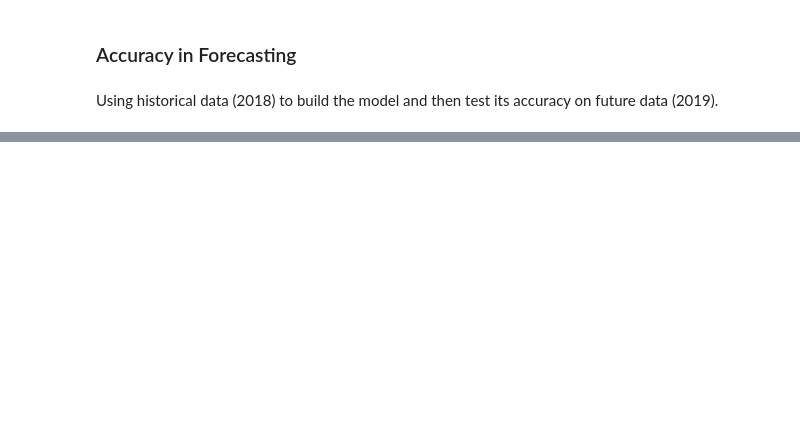
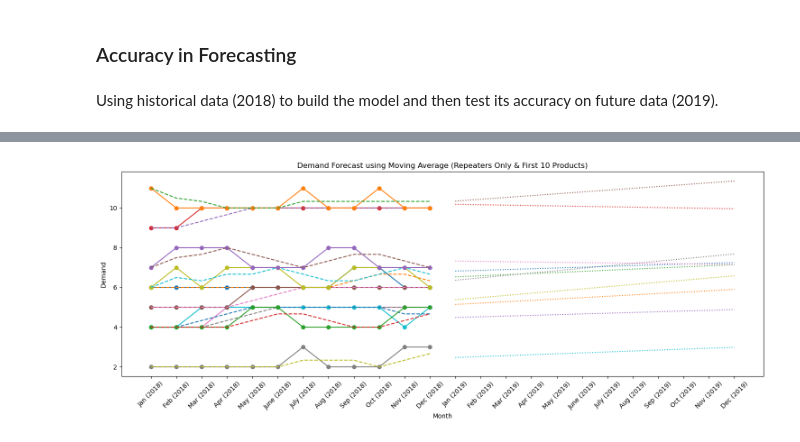
Before and after one commit to achchala/inventory-forecasting, a Jupyter notebook: moving_average.ipynb, the cells around one changed output, grey strips where cells are left out. Saved outputs shown, nothing was run; the diff lists cells and outputs as text; code cells hidden in the pictures; blank space fills up the shorter version.

Commit message:
changed MA and holts method to on product level

```diff
--- a/moving_average.ipynb
+++ b/moving_average.ipynb
@@ -227,0 +122,80 @@ More explantion will be given on report, but these values don't make it seems li
+# %%
+from sklearn.linear_model import LinearRegression
+
+# Filter for 'Repeater' products
+df_repeaters = df[df['Coeff_Code'] == 'Repeater'].set_index('Part ID').drop(columns=['Coeff_Code'])
+
+# Define the window size for the moving average and locate the indices for 2018 and 2019
+window_size = 3
+
+start_index_2018 = df_repeaters.columns.get_loc("Jan (2018)")
+end_index_2018 = df_repeaters.columns.get_loc("Dec (2018)")
+start_index_2019 = df_repeaters.columns.get_loc("Jan (2019)")
+end_index_2019 = df_repeaters.columns.get_loc("Dec (2019)")
+
+# Initialize a plot
+plt.figure(figsize=(15, 6))
+
+num_products_processed = 0
+
+# Initialize lists to store metrics for each product
+mad_list = []
+mse_list = []
+mape_list = []
+
+# Process each product
+for product_id, row in df_repeaters.iterrows():
+    if num_products_processed < 10:
+        # Calculate the moving average for 2018
+        train_data = row.iloc[start_index_2018:end_index_2018+1]
+        train_moving_avg = train_data.rolling(window=window_size, min_periods=1).mean().dropna()
+
+        # Fit a linear model to the moving averages
+        time_index = np.arange(len(train_moving_avg)).reshape(-1, 1)
+        model = LinearRegression().fit(time_index, train_moving_avg)
+
+        # Forecast moving averages for 2019
+        forecast_time_index = np.arange(len(train_moving_avg), len(train_moving_avg) + (end_index_2019 - start_index_2019 + 1)).reshape(-1, 1)
+        forecast_moving_avg = model.predict(forecast_time_index)
+
+        # Plot training data and moving average
+        plt.plot(df_repeaters.columns[start_index_2018:end_index_2018+1], train_data, marker='o', label=f'{product_id} Demand')
+        plt.plot(df_repeaters.columns[start_index_2018:end_index_2018+1], train_moving_avg, linestyle='--', label=f'{product_id} Moving Avg')
+
+        # Plot forecast
+        forecast_dates = df_repeaters.columns[start_index_2019:end_index_2019+1]
+        plt.plot(forecast_dates, forecast_moving_avg, linestyle=':', label=f'{product_id} Forecast')
+
+        # Calculate errors
+        errors = test_data.values - forecast_moving_avg.flatten()
+
+        # Calculate MAD, MSE, MAPE
+        mad = np.mean(np.abs(errors))
+        mse = np.mean(errors**2)
+        mape = np.mean(np.abs(errors / test_data.values)) * 100
+
+        # Store the calculated metrics
+        mad_list.append(mad)
+        mse_list.append(mse)
+        mape_list.append(mape)
+
+    # Increment the counter
+    num_products_processed += 1
+
+plt.xlabel('Month')
+plt.ylabel('Demand')
+plt.title('Demand Forecast using Moving Average (Repeaters Only & First 10 Products)')
+plt.xticks(rotation=45)
+# plt.legend()
+plt.tight_layout()
+plt.show()
+
+average_mad = np.mean(mad_list)
+average_mse = np.mean(mse_list)
+average_mape = np.mean(mape_list)
+
+print(f'Average MAD for first 10 products: {average_mad}')
+print(f'Average MSE for first 10 products: {average_mse}')
+print(f'Average MAPE for first 10 products: {average_mape}')
+# %% [output]
+[figure, added]
```
Also changed, not shown: parts of 23 cells of this notebook, 1 other file.
